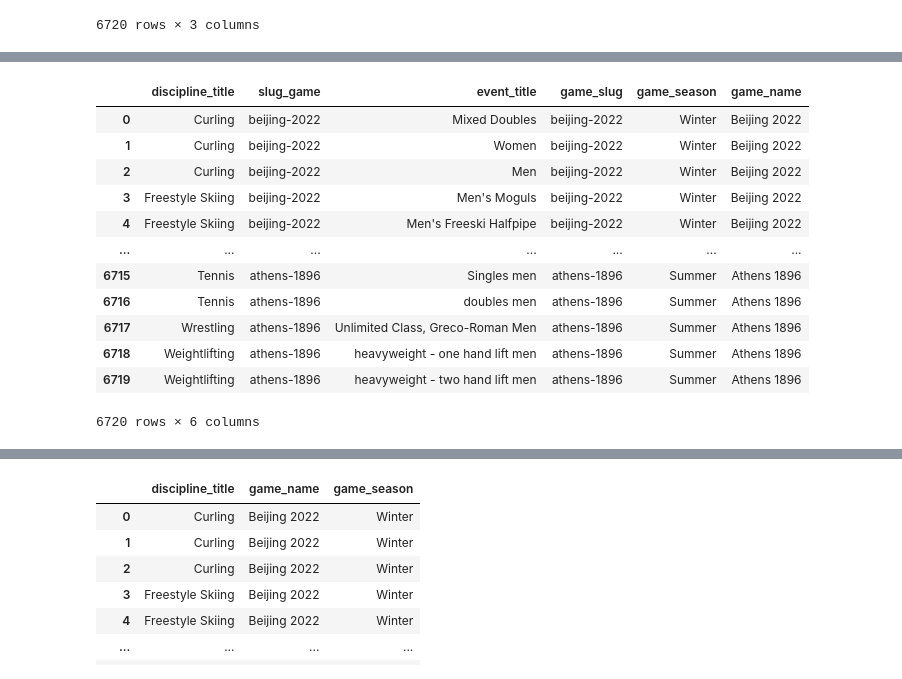
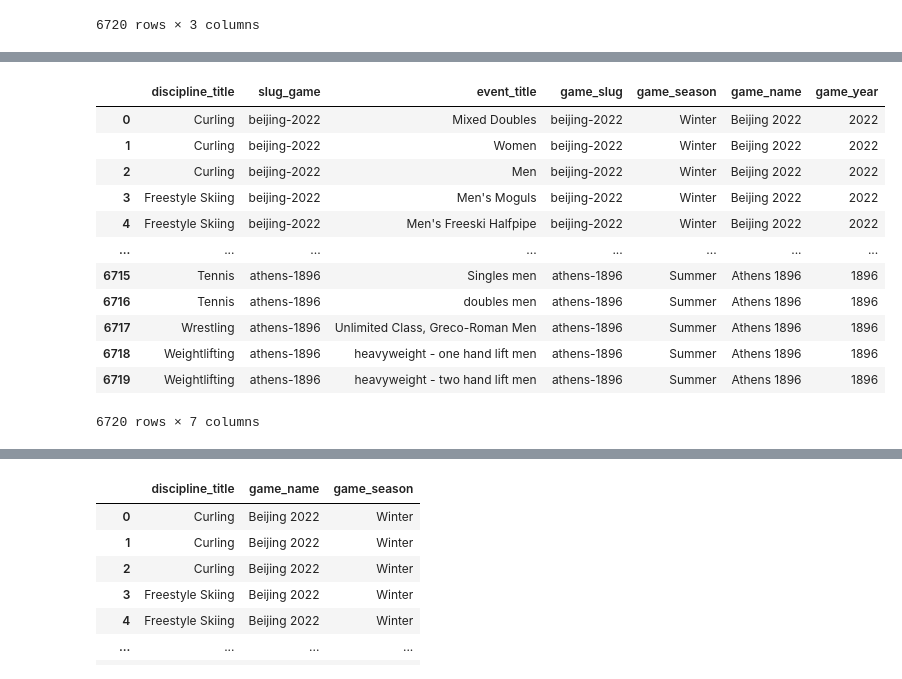
Before and after one commit to com-480-data-visualization/team_slo, a Jupyter notebook: src/processing/data_preprocessing.ipynb, the cells around one changed output, grey strips where cells are left out. Saved outputs shown, nothing was run; the diff lists cells and outputs as text; code cells hidden in the pictures.

```diff
--- a/src/processing/data_preprocessing.ipynb
+++ b/src/processing/data_preprocessing.ipynb
@@ -398,19 +403,19 @@ df_hosts.head()
 | 4 | sochi-2014 | 2014-02-23T16:00:00Z | 2014-02-07T04:00:00Z | Russian Federation | Sochi 2014 | Winter | 2014 |
 # %%
 #merge df_results with df_hosts (on slug_game) to obtain df_results + the column game_season added
-df_results = df_results.merge(df_hosts[['game_slug', 'game_season','game_name']], left_on='slug_game', right_on='game_slug')
+df_results = df_results.merge(df_hosts[['game_slug', 'game_season','game_name','game_year']], left_on='slug_game', right_on='game_slug')
 df_results
 # %% [output]
-|  | discipline_title | slug_game | event_title | game_slug | game_season | game_name |
-| 0 | Curling | beijing-2022 | Mixed Doubles | beijing-2022 | Winter | Beijing 2022 |
-| 1 | Curling | beijing-2022 | Women | beijing-2022 | Winter | Beijing 2022 |
-| 2 | Curling | beijing-2022 | Men | beijing-2022 | Winter | Beijing 2022 |
-| 3 | Freestyle Skiing | beijing-2022 | Men's Moguls | beijing-2022 | Winter | Beijing 2022 |
-| 4 | Freestyle Skiing | beijing-2022 | Men's Freeski Halfpipe | beijing-2022 | Winter | Beijing 2022 |
-| ... | ... | ... | ... | ... | ... | ... |
-| 6715 | Tennis | athens-1896 | Singles men | athens-1896 | Summer | Athens 1896 |
-| 6716 | Tennis | athens-1896 | doubles men | athens-1896 | Summer | Athens 1896 |
-| 6717 | Wrestling | athens-1896 | Unlimited Class, Greco-Roman Men | athens-1896 | Summer | Athens 1896 |
-| 6718 | Weightlifting | athens-1896 | heavyweight - one hand lift men | athens-1896 | Summer | Athens 1896 |
-| 6719 | Weightlifting | athens-1896 | heavyweight - two hand lift men | athens-1896 | Summer | Athens 1896 |
+|  | discipline_title | slug_game | event_title | game_slug | game_season | game_name | game_year |
+| 0 | Curling | beijing-2022 | Mixed Doubles | beijing-2022 | Winter | Beijing 2022 | 2022 |
+| 1 | Curling | beijing-2022 | Women | beijing-2022 | Winter | Beijing 2022 | 2022 |
+| 2 | Curling | beijing-2022 | Men | beijing-2022 | Winter | Beijing 2022 | 2022 |
+| 3 | Freestyle Skiing | beijing-2022 | Men's Moguls | beijing-2022 | Winter | Beijing 2022 | 2022 |
+| 4 | Freestyle Skiing | beijing-2022 | Men's Freeski Halfpipe | beijing-2022 | Winter | Beijing 2022 | 2022 |
+| ... | ... | ... | ... | ... | ... | ... | ... |
+| 6715 | Tennis | athens-1896 | Singles men | athens-1896 | Summer | Athens 1896 | 1896 |
+| 6716 | Tennis | athens-1896 | doubles men | athens-1896 | Summer | Athens 1896 | 1896 |
+| 6717 | Wrestling | athens-1896 | Unlimited Class, Greco-Roman Men | athens-1896 | Summer | Athens 1896 | 1896 |
+| 6718 | Weightlifting | athens-1896 | heavyweight - one hand lift men | athens-1896 | Summer | Athens 1896 | 1896 |
+| 6719 | Weightlifting | athens-1896 | heavyweight - two hand lift men | athens-1896 | Summer | Athens 1896 | 1896 |
-6720 rows × 6 columns
+6720 rows × 7 columns
```
Also changed, not shown: parts of 15 cells of this notebook, 3 other files.
